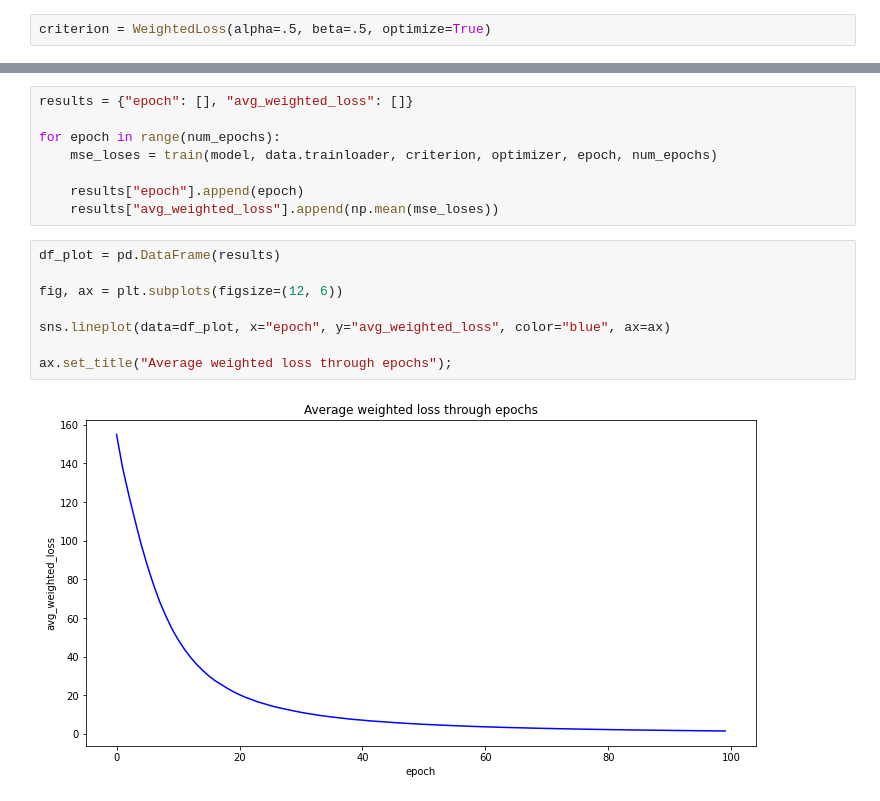
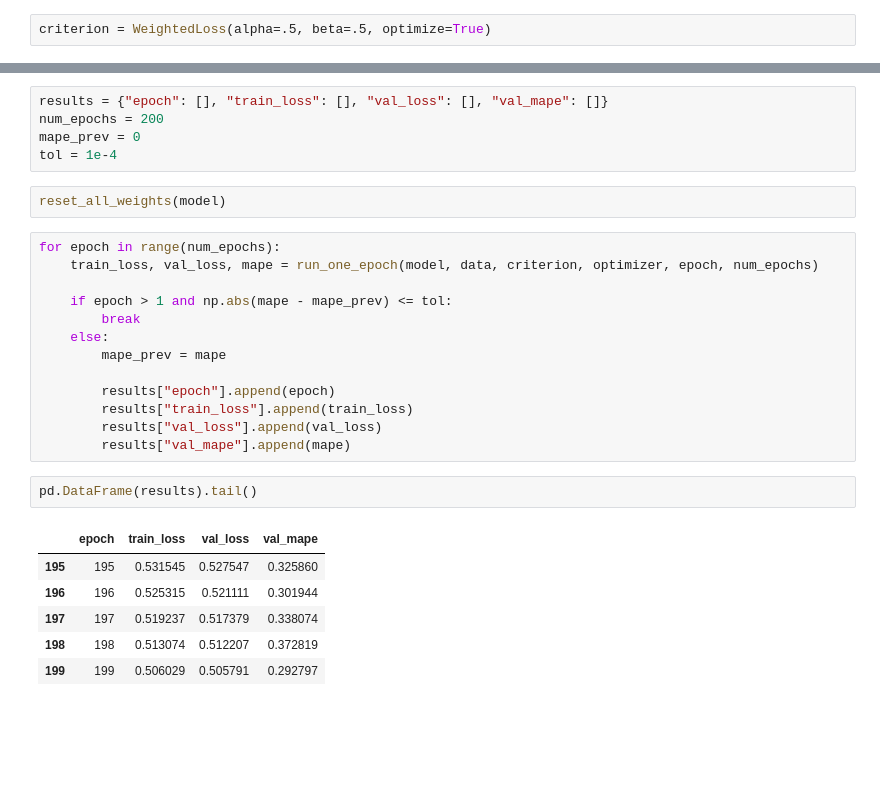
Before and after one commit to PeDiot/bayesian-neural-network-stock-prediction, a Jupyter notebook: notebook.ipynb, the cells around one changed output, grey strips where cells are left out. Cells and saved outputs as stored; diff of their text form; blank space fills up the shorter version.

```diff
--- a/notebook.ipynb
+++ b/notebook.ipynb
@@ -415,21 +134,32 @@ Parameter Group 0
     maximize: False
     weight_decay: 0
 )
+# %%
+results = {"epoch": [], "train_loss": [], "val_loss": [], "val_mape": []}
+num_epochs = 200
+mape_prev = 0
+tol = 1e-4
+# %%
+reset_all_weights(model)
 # %%
-results = {"epoch": [], "avg_weighted_loss": []}
+for epoch in range(num_epochs):
+    train_loss, val_loss, mape = run_one_epoch(model, data, criterion, optimizer, epoch, num_epochs)
 
-for epoch in range(num_epochs):
-    mse_loses = train(model, data.trainloader, criterion, optimizer, epoch, num_epochs)
+    if epoch > 1 and np.abs(mape - mape_prev) <= tol:
+        break
+    else:
+        mape_prev = mape
 
-    results["epoch"].append(epoch)
-    results["avg_weighted_loss"].append(np.mean(mse_loses))
+        results["epoch"].append(epoch)
+        results["train_loss"].append(train_loss)
+        results["val_loss"].append(val_loss)
+        results["val_mape"].append(mape)
-# %%
-df_plot = pd.DataFrame(results)
-
-fig, ax = plt.subplots(figsize=(12, 6))
-
-sns.lineplot(data=df_plot, x="epoch", y="avg_weighted_loss", color="blue", ax=ax)
-
-ax.set_title("Average weighted loss through epochs");
-# %% [output]
-[figure, removed]
+# %%
+pd.DataFrame(results).tail()
+# %% [output]
+|  | epoch | train_loss | val_loss | val_mape |
+| 195 | 195 | 0.531545 | 0.527547 | 0.325860 |
+| 196 | 196 | 0.525315 | 0.521111 | 0.301944 |
+| 197 | 197 | 0.519237 | 0.517379 | 0.338074 |
+| 198 | 198 | 0.513074 | 0.512207 | 0.372819 |
+| 199 | 199 | 0.506029 | 0.505791 | 0.292797 |
```
Also changed, not shown: parts of 28 cells of this notebook.
